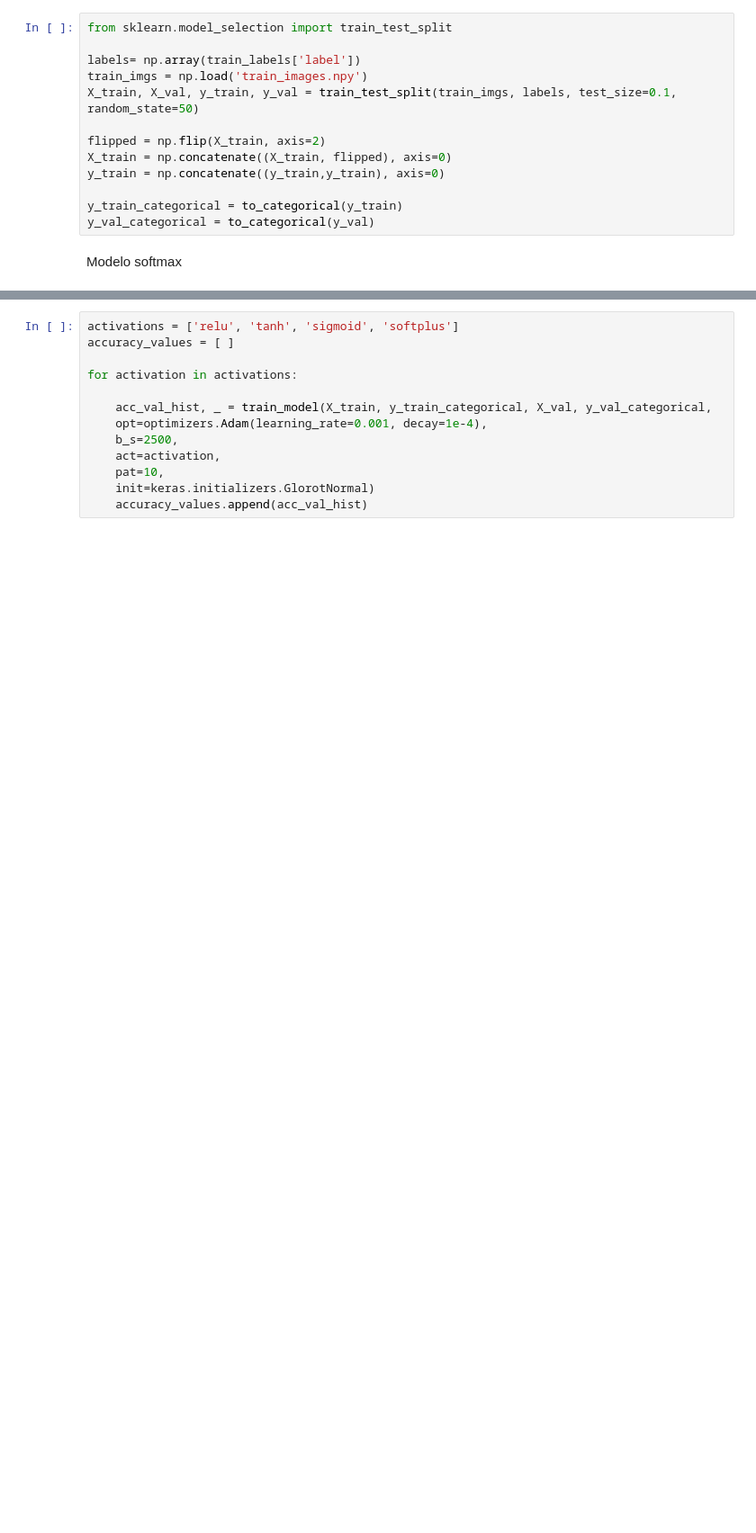
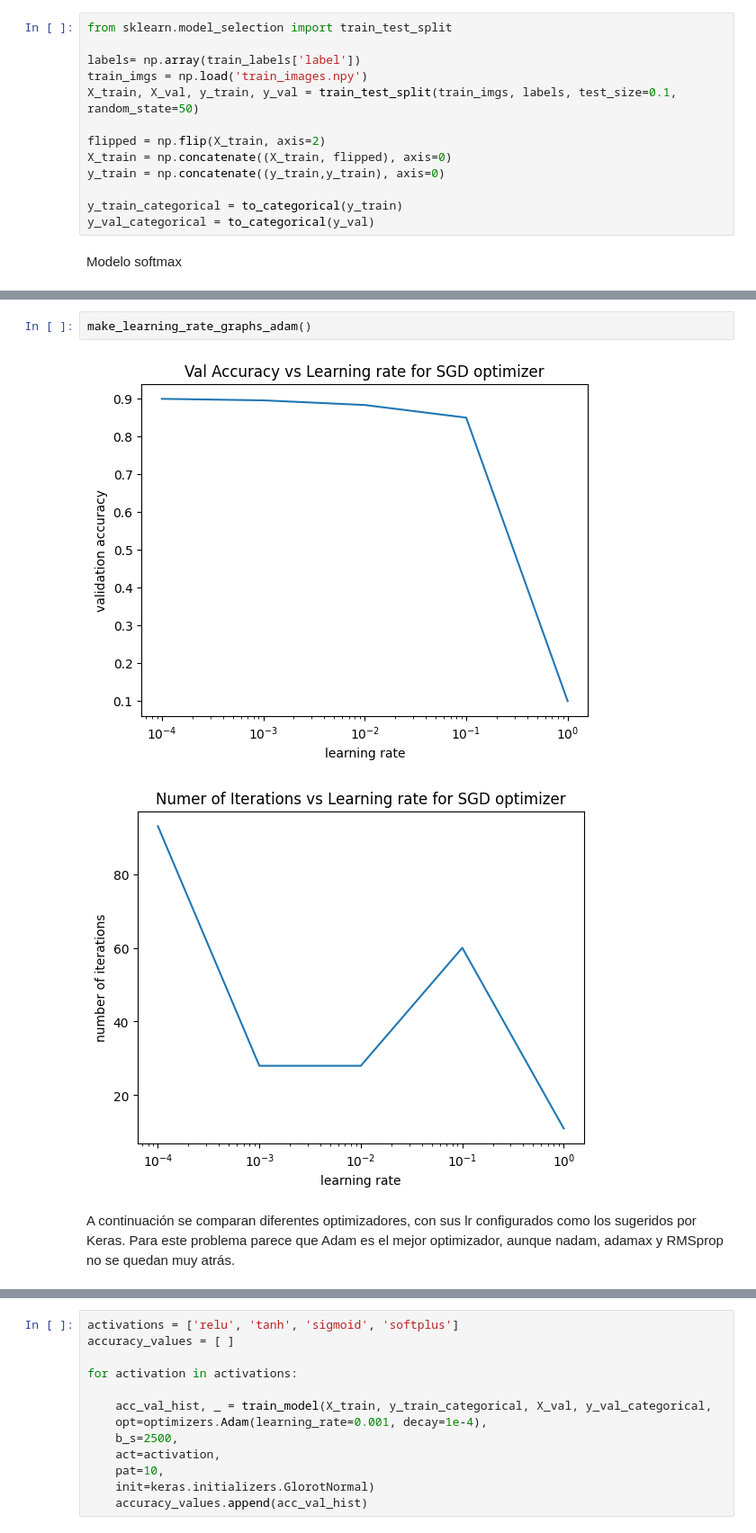
Before and after one commit to JBatRey/RedesNeuronales, a Jupyter notebook: TP1.ipynb, the cells around one changed output, grey strips where cells are left out. Shown at 90% size. Saved outputs shown, nothing was run; the diff lists cells and outputs as text; blank space fills up the shorter version.

```diff
--- a/TP1.ipynb
+++ b/TP1.ipynb
@@ -168 +296,8 @@ make_learning_rate_graphs()
+# %%
+make_learning_rate_graphs_adam()
+# %% [output]
+[figure, added]
+[figure, added]
+# %% [markdown]
+A continuación se comparan diferentes optimizadores, con sus lr configurados como los sugeridos por Keras. Para este problema parece que Adam es el mejor optimizador, aunque nadam, adamax y RMSprop no se quedan muy atrás.
 # %%
```
Also changed, not shown: parts of 70 cells of this notebook, 3 other files.
